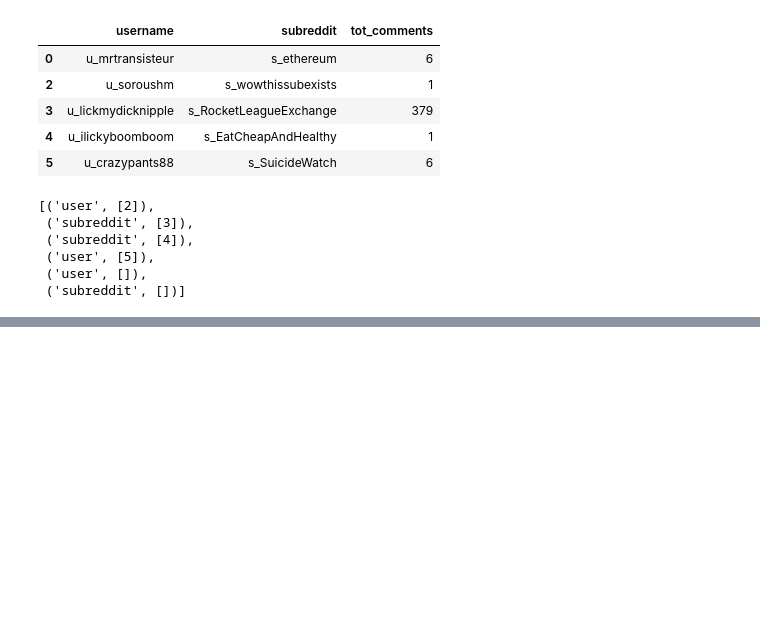
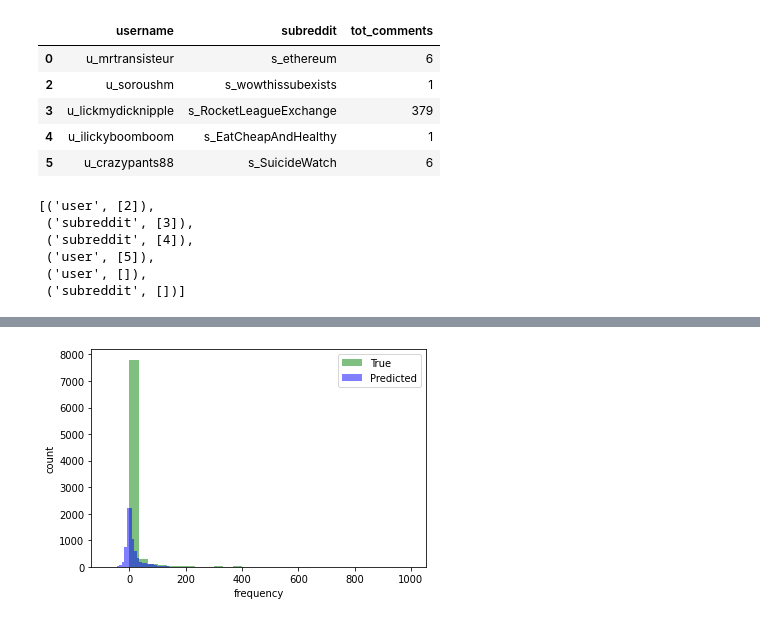
Before and after one commit to yl-miao/Reddit-Recommendation-System, a Jupyter notebook: sg.ipynb, the cells around one changed output, grey strips where cells are left out. Drawn from its saved outputs; the diff is of its cells as text; code cells hidden in the pictures; blank space fills up the shorter version.

```diff
--- a/sg.ipynb
+++ b/sg.ipynb
@@ -298,7 +303,7 @@ def root_mean_square_error(s_true, s_pred):
 
 model = Model(inputs=x_inp, outputs=score_prediction)
 model.compile(
-    optimizer=optimizers.Adam(lr=1e-3),
+    optimizer=optimizers.Adam(lr=1e-2),
     loss=losses.mean_squared_error,
     metrics=[root_mean_square_error, metrics.mae],
 )
@@ -392,0 +389,11 @@ Test Evaluation:
+# %%
+y_true = labels_test
+y_pred = model.predict(test_gen)
+
+h_true = plt.hist(y_true, bins=30, facecolor="green", alpha=0.5)
+h_pred = plt.hist(y_pred, bins=30, facecolor="blue", alpha=0.5)
+plt.xlabel("frequency")
+plt.ylabel("count")
+plt.legend(("True", "Predicted"))
+plt.show()
+# %% [output]
@@ -392,0 +401 @@ Test Evaluation:
+[figure, added]
```
Also changed, not shown: parts of 9 cells of this notebook.
